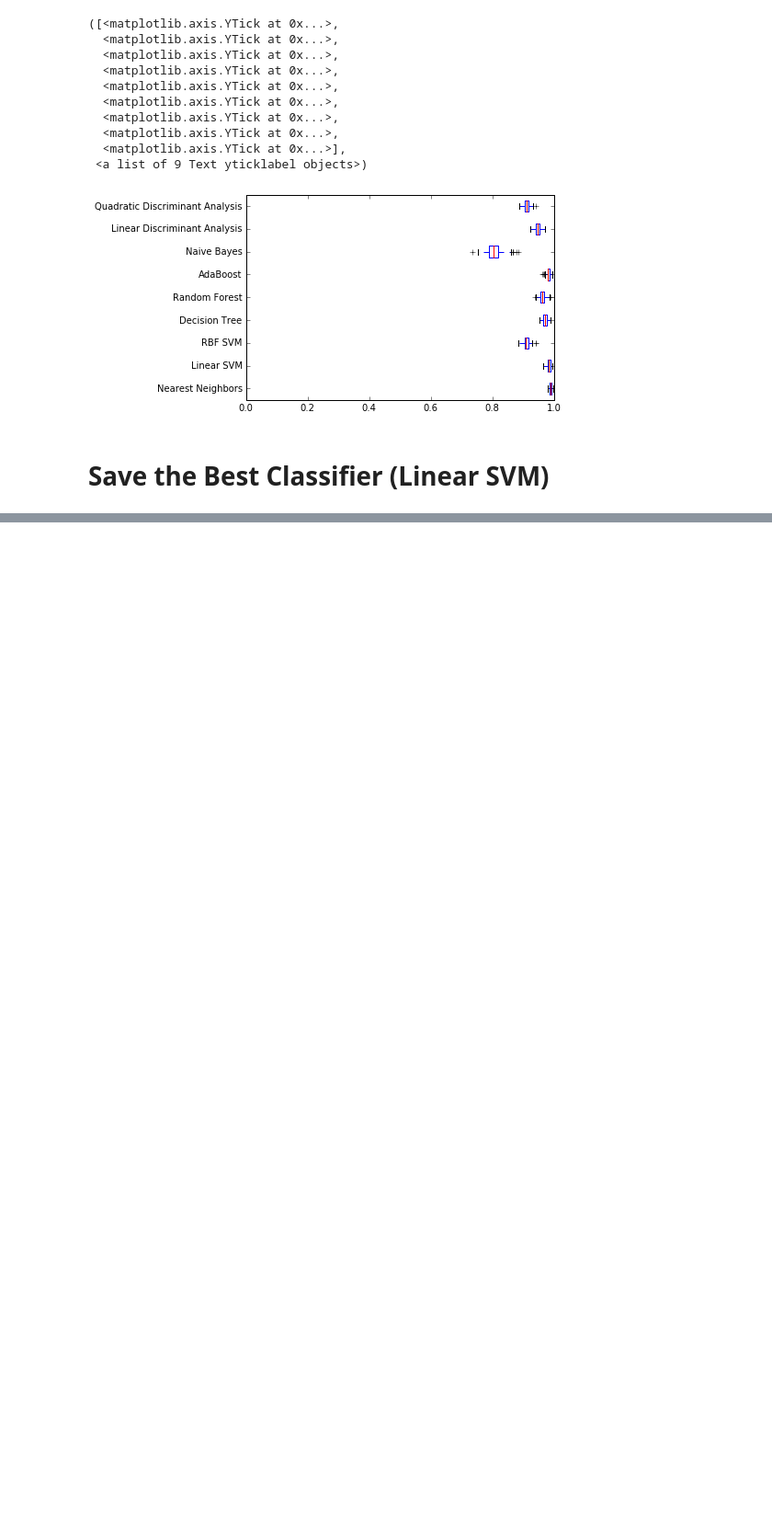
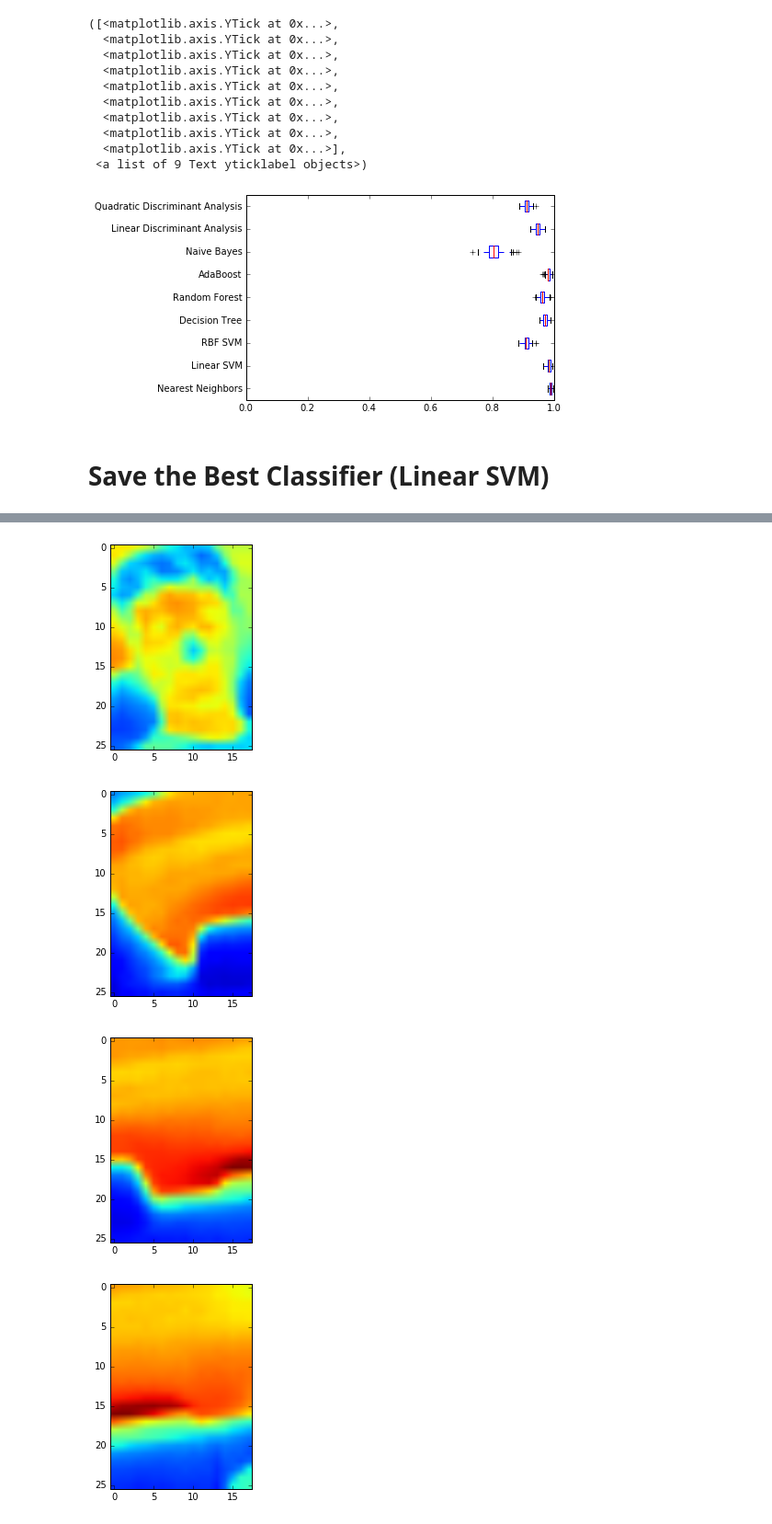
Before and after one commit to vtsatskin/Hot-Car-Data-Collection, a Jupyter notebook: Sliding Window Classifier Testing.ipynb, the cells around one changed output, grey strips where cells are left out. Shown: that part at 92% size. Saved outputs shown, nothing was run; the diff lists cells and outputs as text; code cells hidden in the pictures; blank space fills up the shorter version.

```diff
--- a/Sliding Window Classifier Testing.ipynb
+++ b/Sliding Window Classifier Testing.ipynb
@@ -156,0 +230,10 @@ joblib.dump(max_clf, 'classifier-sliding.pkl')
+# %%
+for (p,frame) in zip(X_adult_decisions,X_adult_slices):
+    if p > 1:
+        plt.figure();
+        plt.imshow(frame, vmax=255, vmin=0)
+# %% [output]
+[figure, added]
+[figure, added]
+[figure, added]
+[figure, added]
```
Also changed, not shown: parts of 9 cells of this notebook.
